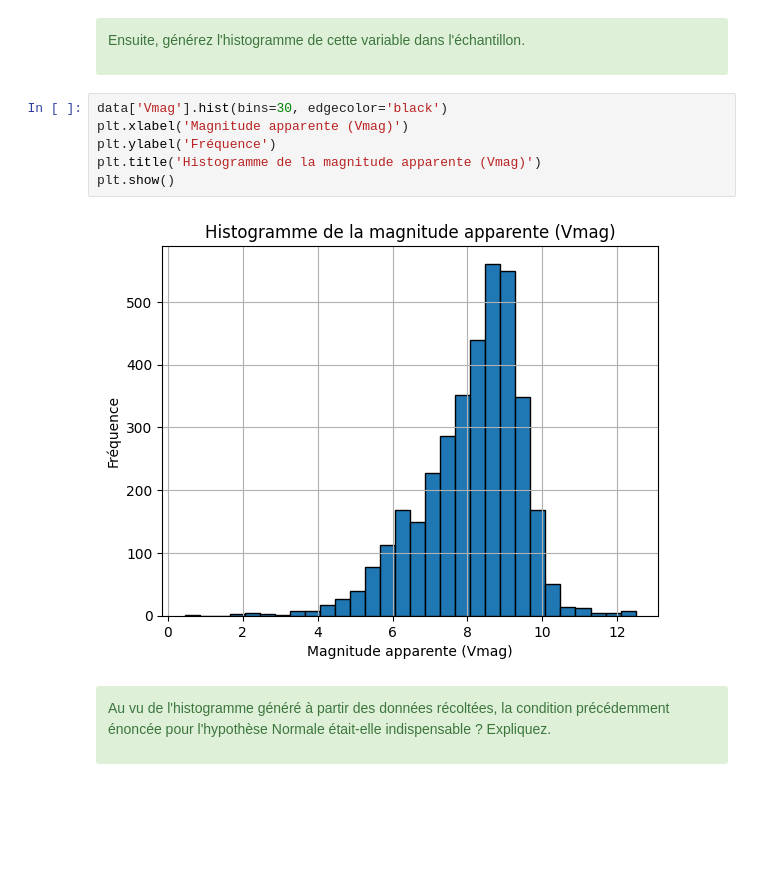
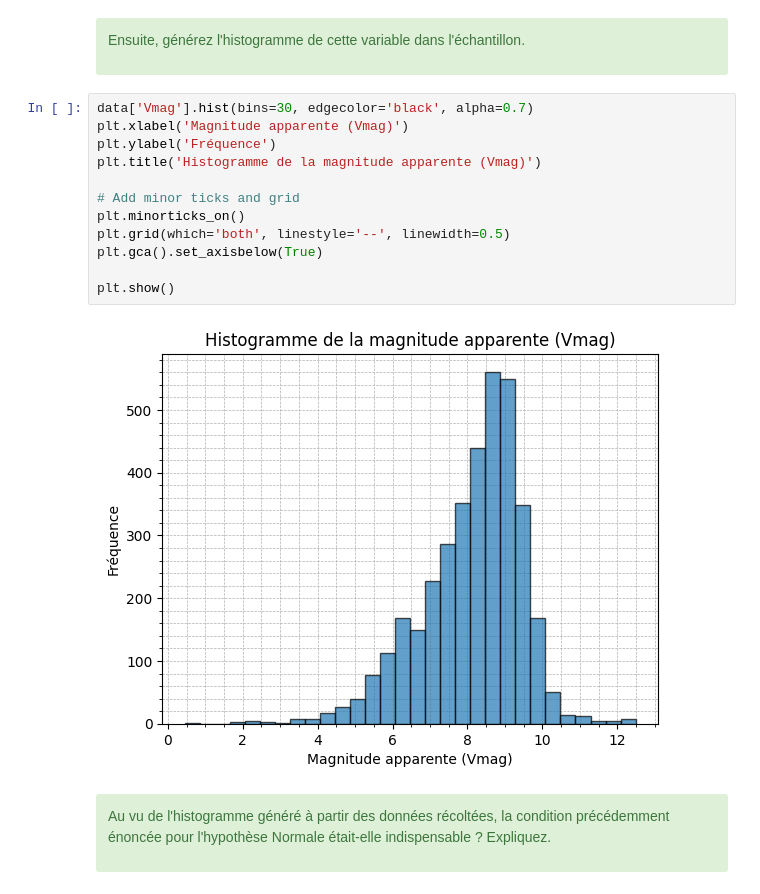
Before and after one commit to LeJzer03/Stat.-Devoir---Github, a Jupyter notebook: math0487_hw2.ipynb, the cells around one changed output. Cells and saved outputs as stored; diff of their text form; blank space fills up the shorter version.

Commit message:
update esthétique graph

```diff
--- a/math0487_hw2.ipynb
+++ b/math0487_hw2.ipynb
@@ -213,13 +213,19 @@ Ensuite, générez l'histogramme de cette variable dans l'échantillon.
 
 </div>
 # %%
-data['Vmag'].hist(bins=30, edgecolor='black')
+data['Vmag'].hist(bins=30, edgecolor='black', alpha=0.7)
 plt.xlabel('Magnitude apparente (Vmag)')
 plt.ylabel('Fréquence')
 plt.title('Histogramme de la magnitude apparente (Vmag)')
+
+# Add minor ticks and grid
+plt.minorticks_on()
+plt.grid(which='both', linestyle='--', linewidth=0.5)
+plt.gca().set_axisbelow(True)
+
 plt.show()
 # %% [output]
-[figure, old version]
+[figure, new version]
 # %% [markdown]
 <div class="alert alert-block alert-success">
 
```
Also changed, not shown: parts of 7 cells of this notebook.
